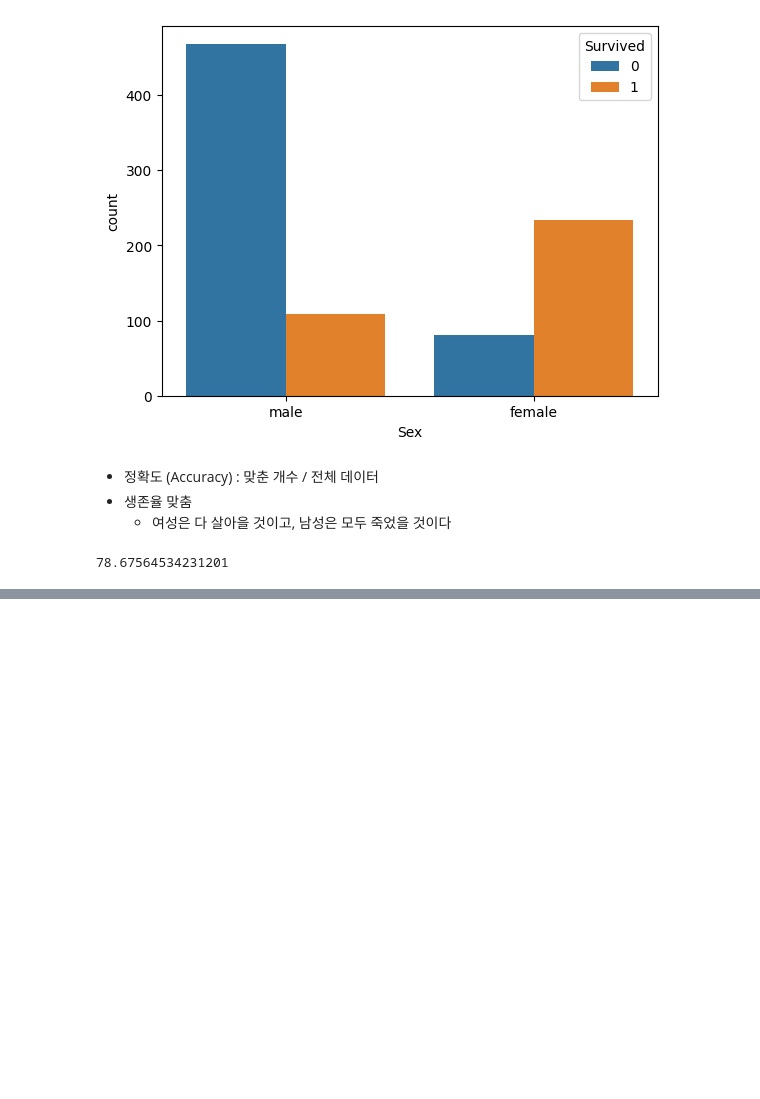
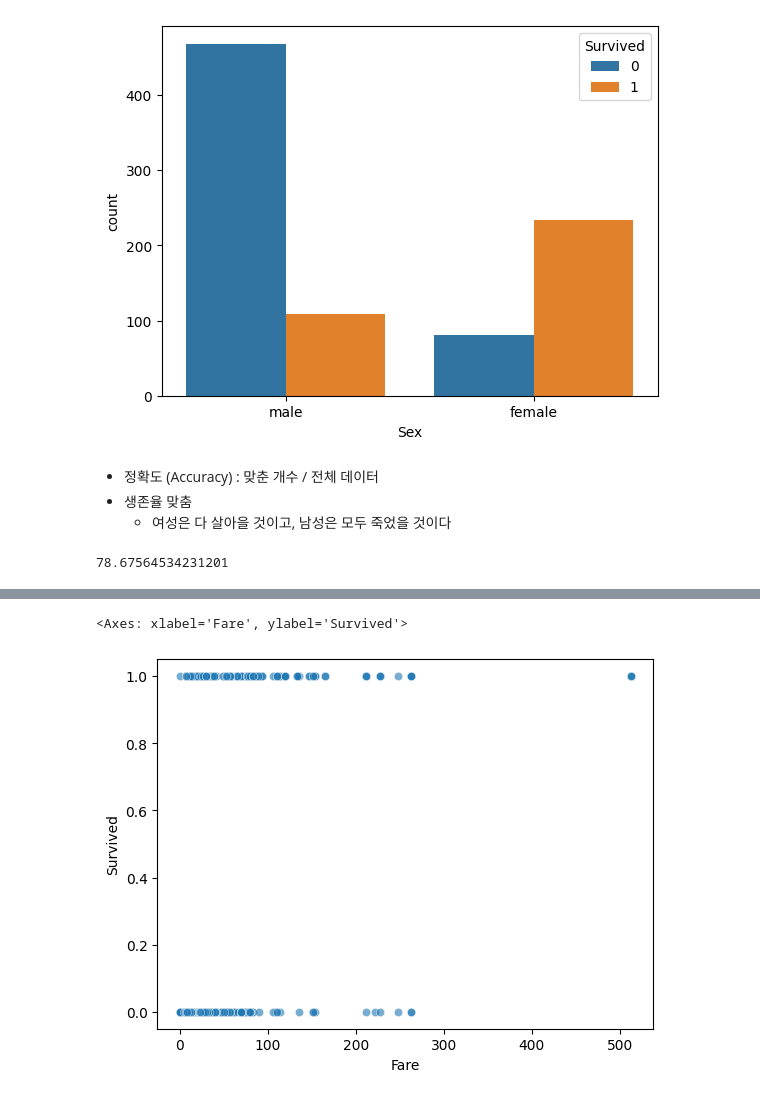
Before and after one commit to Joy-9707/sparta_practice, a Jupyter notebook: logistic regression.ipynb, the cells around one changed output, grey strips where cells are left out. Drawn from its saved outputs; the diff is of its cells as text; code cells hidden in the pictures; blank space fills up the shorter version.

```diff
--- a/logistic regression.ipynb
+++ b/logistic regression.ipynb
@@ -50,0 +97,5 @@ sns.countplot(titanic_df, x='Sex', hue = 'Survived') #hue : 범례(색깔..?)
+# %%
+sns.scatterplot(titanic_df, x='Fare', y='Survived', alpha = 0.6)
+# %% [output]
+<Axes: xlabel='Fare', ylabel='Survived'>
+[figure, added]
```
Also changed, not shown: parts of 26 cells of this notebook.
